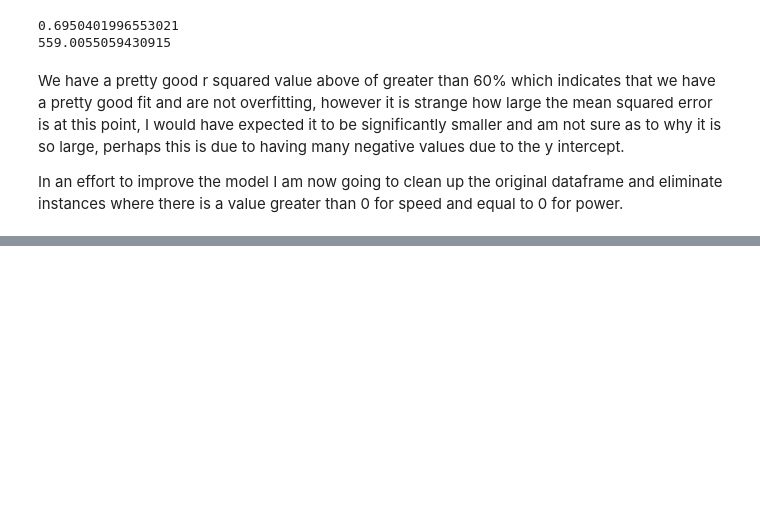
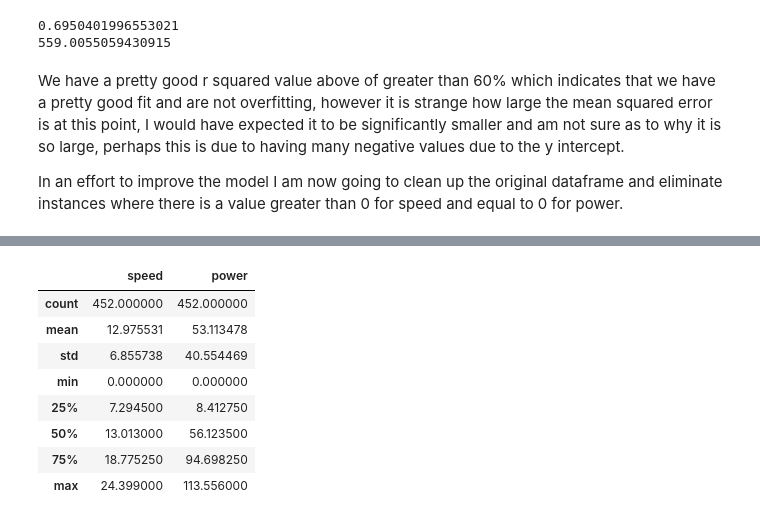
Before and after one commit to itskeithstudent/Fundamentals-of-Data-Analysis-52446-Project-2020, a Jupyter notebook: Notebook/LinearRegression_Project2020.ipynb, the cells around one changed output, grey strips where cells are left out. Saved outputs shown, nothing was run; the diff lists cells and outputs as text; code cells hidden in the pictures; blank space fills up the shorter version.

```diff
--- a/Notebook/LinearRegression_Project2020.ipynb
+++ b/Notebook/LinearRegression_Project2020.ipynb
@@ -127,0 +147,12 @@ In an effort to improve the model I am now going to clean up the original datafr
+# %%
+cleaned_df.describe()
+# %% [output]
+|  | speed | power |
+| count | 452.000000 | 452.000000 |
+| mean | 12.975531 | 53.113478 |
+| std | 6.855738 | 40.554469 |
+| min | 0.000000 | 0.000000 |
+| 25% | 7.294500 | 8.412750 |
+| 50% | 13.013000 | 56.123500 |
+| 75% | 18.775250 | 94.698250 |
+| max | 24.399000 | 113.556000 |
```
Also changed, not shown: parts of 8 cells of this notebook.
